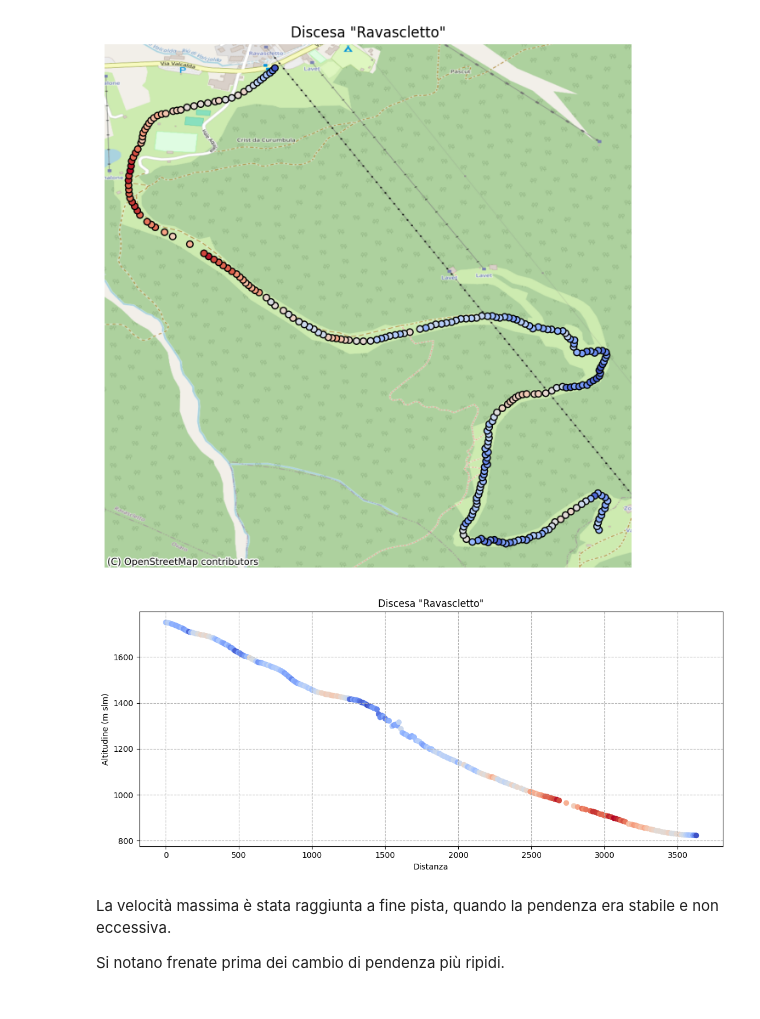
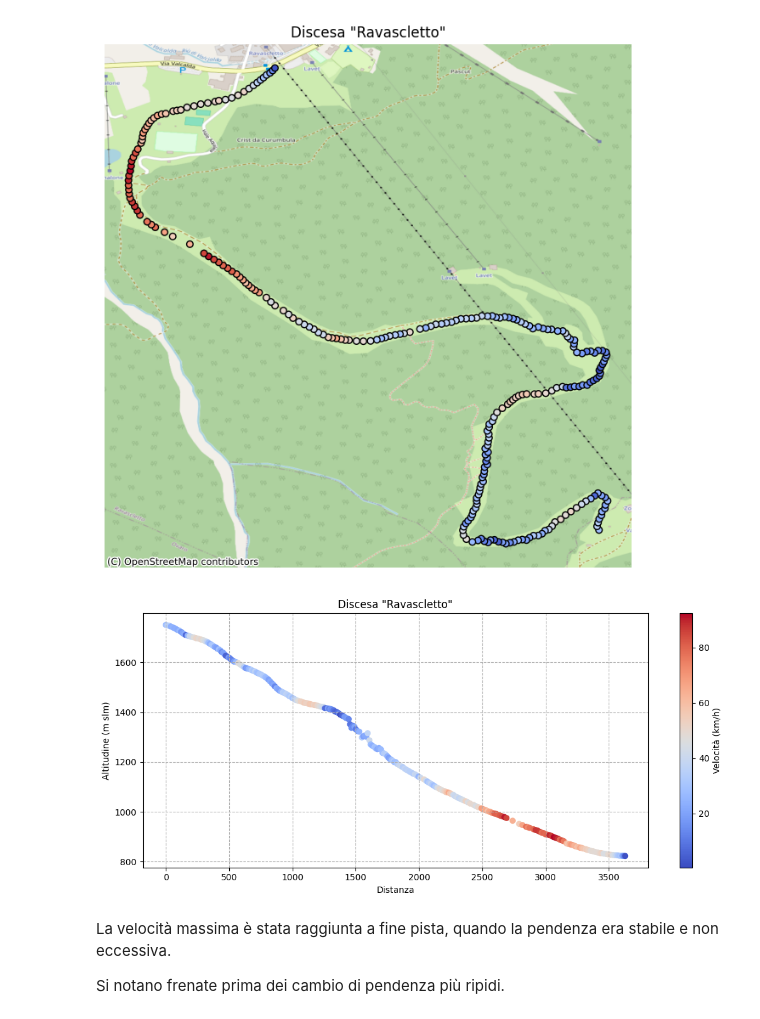
Before and after one commit to thomasmassarutto/DataSlopes, a Jupyter notebook: DataSlopes.ipynb, the cells around one changed output. Saved outputs shown, nothing was run; the diff lists cells and outputs as text; code cells hidden in the pictures.

```diff
--- a/DataSlopes.ipynb
+++ b/DataSlopes.ipynb
@@ -762,23 +762,24 @@ plt.show()
 # %%
 plt.figure(figsize=(11, 5))
 
 plt.title('Discesa "Ravascletto"')
 
 plt.scatter(gdf1_discesa_9['distanza_percorsa'],
                  gdf1_discesa_9['altitudine'],
                  c=gdf1_discesa_9['velocita'] * 3.6,
                  cmap='coolwarm'
                  )
 
 plt.xlabel('Distanza')
 plt.ylabel('Altitudine (m slm)')
 
 plt.grid(linestyle='--')
+plt.colorbar( label='Velocità (km/h)')
 
 plt.tight_layout()
 plt.show()
 # %% [output]
-[figure, old version]
+[figure, new version]
 # %% [markdown]
 La velocità massima è stata raggiunta a fine pista, quando la pendenza era stabile e non eccessiva.
 
```
Also changed, not shown: parts of 4 cells of this notebook, 1 other file.
